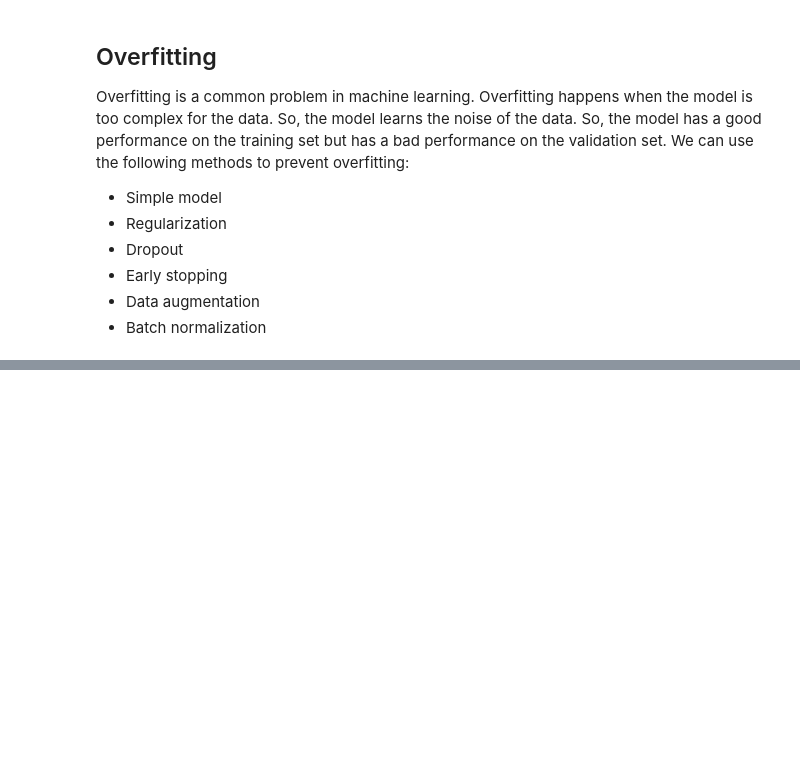
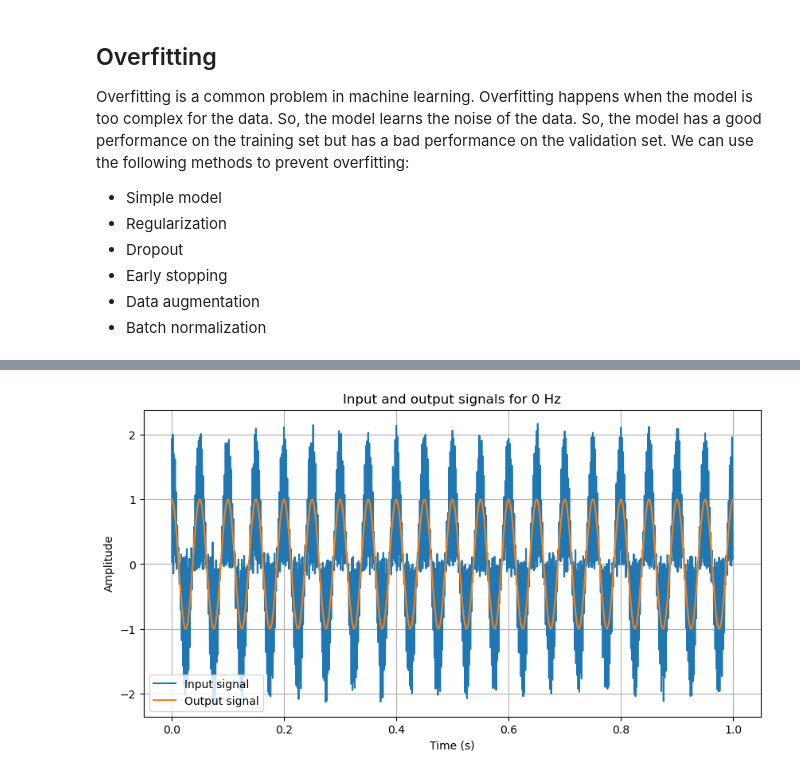
Before and after one commit to ErfanRasti/digital-signal-processing-lab, a Jupyter notebook: DigitalFilterDesign/DigitalFilterDesingUsingDeepLearning.ipynb, the cells around one changed output, grey strips where cells are left out. Cells and saved outputs as stored; diff of their text form; code cells hidden in the pictures; blank space fills up the shorter version.

```diff
--- a/DigitalFilterDesign/DigitalFilterDesingUsingDeepLearning.ipynb
+++ b/DigitalFilterDesign/DigitalFilterDesingUsingDeepLearning.ipynb
@@ -194,0 +213,4 @@ plt.show()
+# %%
+plot_input_output(t, X[20,:], Y[20,:], 'Input and output signals for 0 Hz')
+# %% [output]
+[figure, added]
```
Also changed, not shown: parts of 10 cells of this notebook.
